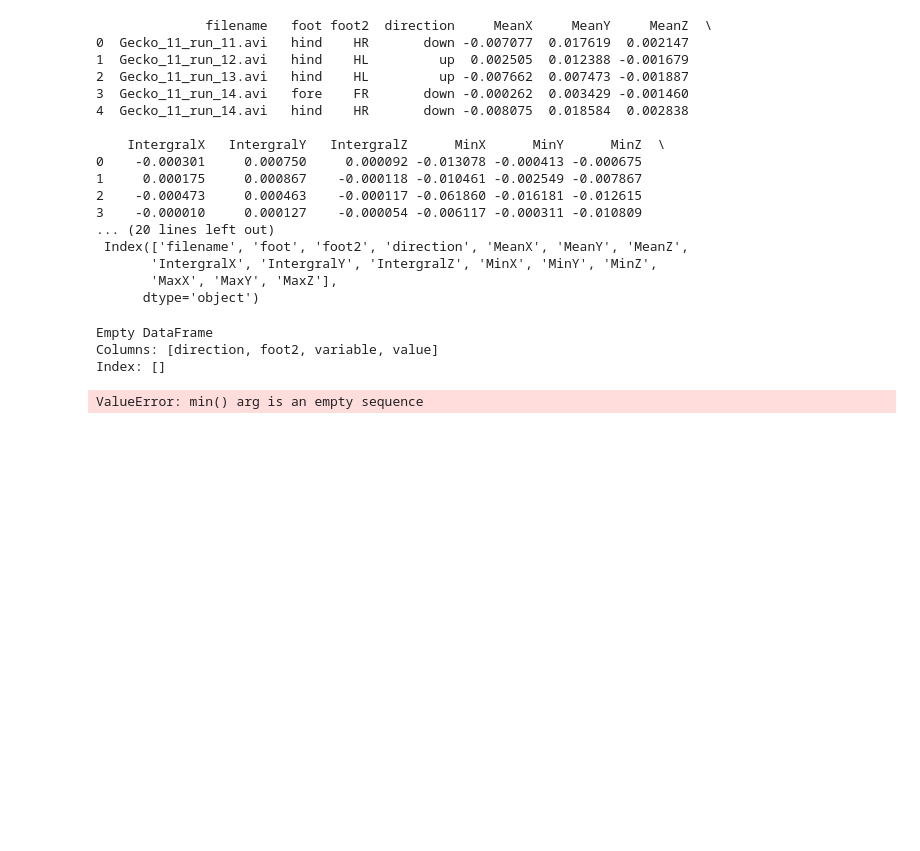
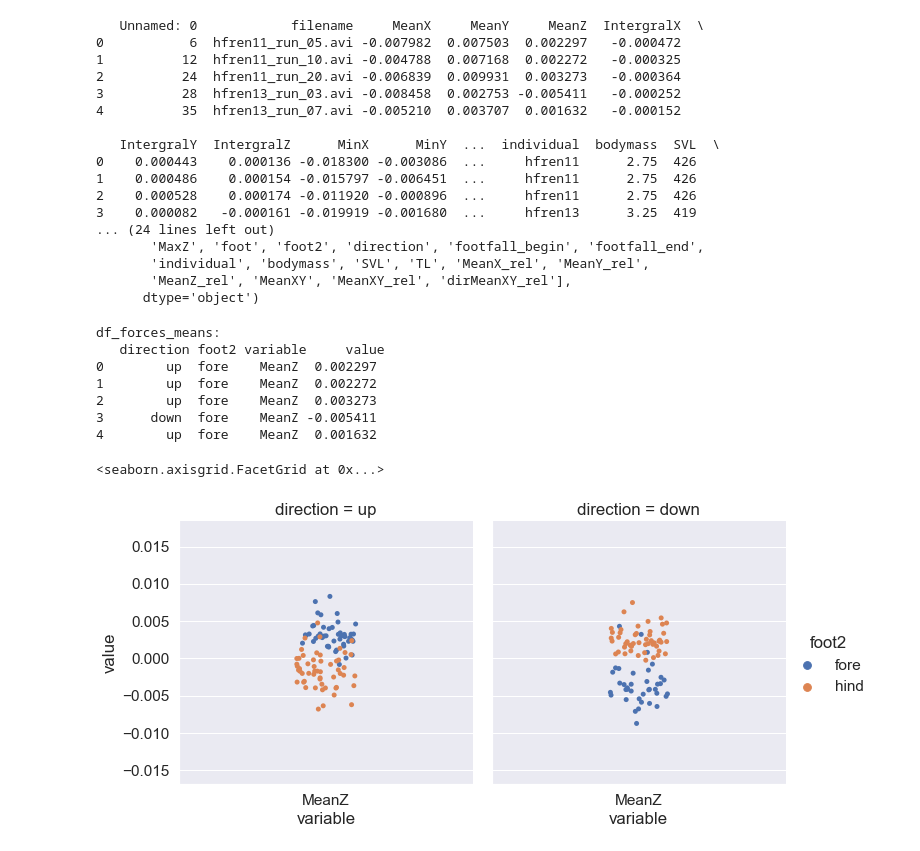
Before and after one commit to JojoReikun/ClimbingLizardForceAnalysis, a Jupyter notebook: hfren_geckos_force_plots.ipynb, the cells around one changed output. Cells and saved outputs as stored; diff of their text form; code cells hidden in the pictures; blank space fills up the shorter version.

Commit message:
added gecko notebook for plotting

```diff
--- a/hfren_geckos_force_plots.ipynb
+++ b/hfren_geckos_force_plots.ipynb
@@ -4,7 +4,7 @@ import numpy as np
 import seaborn as sn
 import matplotlib.pyplot as plt
 # %%
-df_forces = pd.read_csv(r"D:\Jojo\PhD\ClimbingRobot\ClimbingLizardForceAnalysis\hfren_forces_TinaSRP.csv")
+df_forces = pd.read_csv(r"D:\Jojo\PhD\ClimbingRobot\ClimbingLizardForceAnalysis\Geckos_forces_sync_output_xy.csv", skipinitialspace=True)
 print(df_forces.head())
 
 ### Count how many entries of which foot exist:
@@ -17,47 +17,41 @@ print(df_forces.columns)
 df_forces.columns = df_forces.columns.str.replace(' ', '')
 print("\n",df_forces.columns)
 # %% [output]
-              filename   foot foot2  direction     MeanX     MeanY     MeanZ  \
-0  Gecko_11_run_11.avi   hind    HR       down -0.007077  0.017619  0.002147
-1  Gecko_11_run_12.avi   hind    HL         up  0.002505  0.012388 -0.001679
-2  Gecko_11_run_13.avi   hind    HL         up -0.007662  0.007473 -0.001887
-3  Gecko_11_run_14.avi   fore    FR       down -0.000262  0.003429 -0.001460
-4  Gecko_11_run_14.avi   hind    HR       down -0.008075  0.018584  0.002838
+   Unnamed: 0            filename     MeanX     MeanY     MeanZ  IntergralX  \
+0           6  hfren11_run_05.avi -0.007982  0.007503  0.002297   -0.000472
+1          12  hfren11_run_10.avi -0.004788  0.007168  0.002272   -0.000325
+2          24  hfren11_run_20.avi -0.006839  0.009931  0.003273   -0.000364
+3          28  hfren13_run_03.avi -0.008458  0.002753 -0.005411   -0.000252
+4          35  hfren13_run_07.avi -0.005210  0.003707  0.001632   -0.000152
 
-    IntergralX   IntergralY   IntergralZ      MinX      MinY      MinZ  \
-0    -0.000301     0.000750     0.000092 -0.013078 -0.000413 -0.000675
-1     0.000175     0.000867    -0.000118 -0.010461 -0.002549 -0.007867
-2    -0.000473     0.000463    -0.000117 -0.061860 -0.016181 -0.012615
-3    -0.000010     0.000127    -0.000054 -0.006117 -0.000311 -0.010809
-... (20 lines left out)
- Index(['filename', 'foot', 'foot2', 'direction', 'MeanX', 'MeanY', 'MeanZ',
-       'IntergralX', 'IntergralY', 'IntergralZ', 'MinX', 'MinY', 'MinZ',
-       'MaxX', 'MaxY', 'MaxZ'],
+   IntergralY  IntergralZ      MinX      MinY  ...  individual  bodymass  SVL  \
+0    0.000443    0.000136 -0.018300 -0.003086  ...     hfren11      2.75  426
+1    0.000486    0.000154 -0.015797 -0.006451  ...     hfren11      2.75  426
+2    0.000528    0.000174 -0.011920 -0.000896  ...     hfren11      2.75  426
+3    0.000082   -0.000161 -0.019919 -0.001680  ...     hfren13      3.25  419
+... (24 lines left out)
+       'MaxZ', 'foot', 'foot2', 'direction', 'footfall_begin', 'footfall_end',
+       'individual', 'bodymass', 'SVL', 'TL', 'MeanX_rel', 'MeanY_rel',
+       'MeanZ_rel', 'MeanXY', 'MeanXY_rel', 'dirMeanXY_rel'],
       dtype='object')
 # %%
 sn.set_style=("white")
 sn.set(font_scale = 1.4)
-sn.set_palette("crest")
 
 # TODO: do this with seaborn boxplots so split by force and direction + facet grid foot
 
-### Plot Max, Min, Mean
-df_forces_means = df_forces.melt(id_vars=["direction", "foot2"], value_vars=["MeanX", "MeanY", "MeanZ"])
-df_forces_means_up = df_forces_means[df_forces_means["direction"]=="up"]
-print(df_forces_means_up.head())
-sn.catplot(x="variable", y="value", data=df_forces_means_up, col="foot2", hue="variable")
+### Plot Z Mean:
+df_forces_means = df_forces.melt(id_vars=["direction", "foot2"], value_vars=["MeanZ"])
+print("df_forces_means: \n", df_forces_means.head())
 
-### Plot Max, Min, Mean
-df_forces_max = df_forces.melt(id_vars=["direction", "foot2"], value_vars=["MaxX", "MaxY", "MaxZ"])
-print(df_forces_max.head())
-sn.catplot(x="variable", y="value", data=df_forces_max, col="foot2", hue="variable")
-
-### Plot Max, Min, Mean
-df_forces_min = df_forces.melt(id_vars=["direction", "foot2"], value_vars=["MinX", "MinY", "MinZ"])
-print(df_forces_min.head())
-sn.catplot(x="variable", y="value", data=df_forces_min, col="foot2", hue="variable")
+sn.catplot(x="variable", y="value", data=df_forces_means, col="direction", hue="foot2")
 # %% [output]
-Empty DataFrame
-Columns: [direction, foot2, variable, value]
-Index: []
+df_forces_means:
+   direction foot2 variable     value
+0        up  fore    MeanZ  0.002297
+1        up  fore    MeanZ  0.002272
+2        up  fore    MeanZ  0.003273
+3      down  fore    MeanZ -0.005411
+4        up  fore    MeanZ  0.001632
-ValueError: min() arg is an empty sequence
+<seaborn.axisgrid.FacetGrid at 0x...>
+[figure, added]
```
Also changed, not shown: parts of 1 cell of this notebook.
